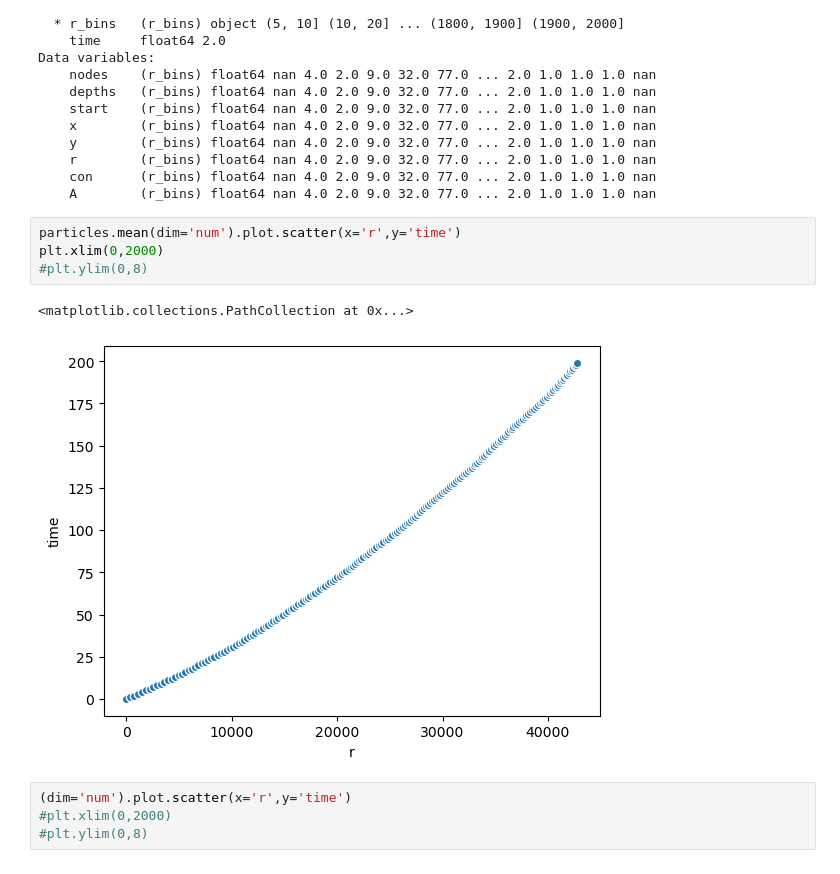
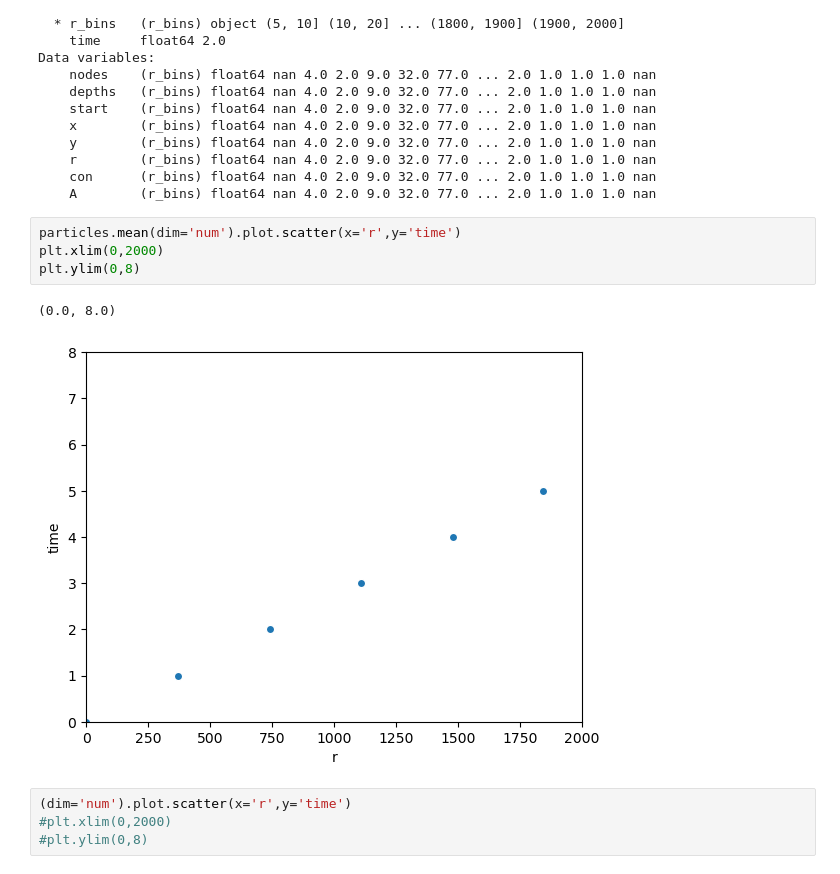
Before and after one commit to galendal/ACTOM_sites, a Jupyter notebook: particle_swarm.ipynb, the cells around one changed output. Cells and saved outputs as stored; diff of their text form.

```diff
--- a/particle_swarm.ipynb
+++ b/particle_swarm.ipynb
@@ -512,10 +460,10 @@ Data variables:
 # %%
 particles.mean(dim='num').plot.scatter(x='r',y='time')
 plt.xlim(0,2000)
-#plt.ylim(0,8)
+plt.ylim(0,8)
 # %% [output]
-<matplotlib.collections.PathCollection at 0x...>
+(0.0, 8.0)
-[figure, old version]
+[figure, new version]
 # %%
 (dim='num').plot.scatter(x='r',y='time')
 #plt.xlim(0,2000)
```
Also changed, not shown: parts of 97 cells of this notebook, 1 other file.
